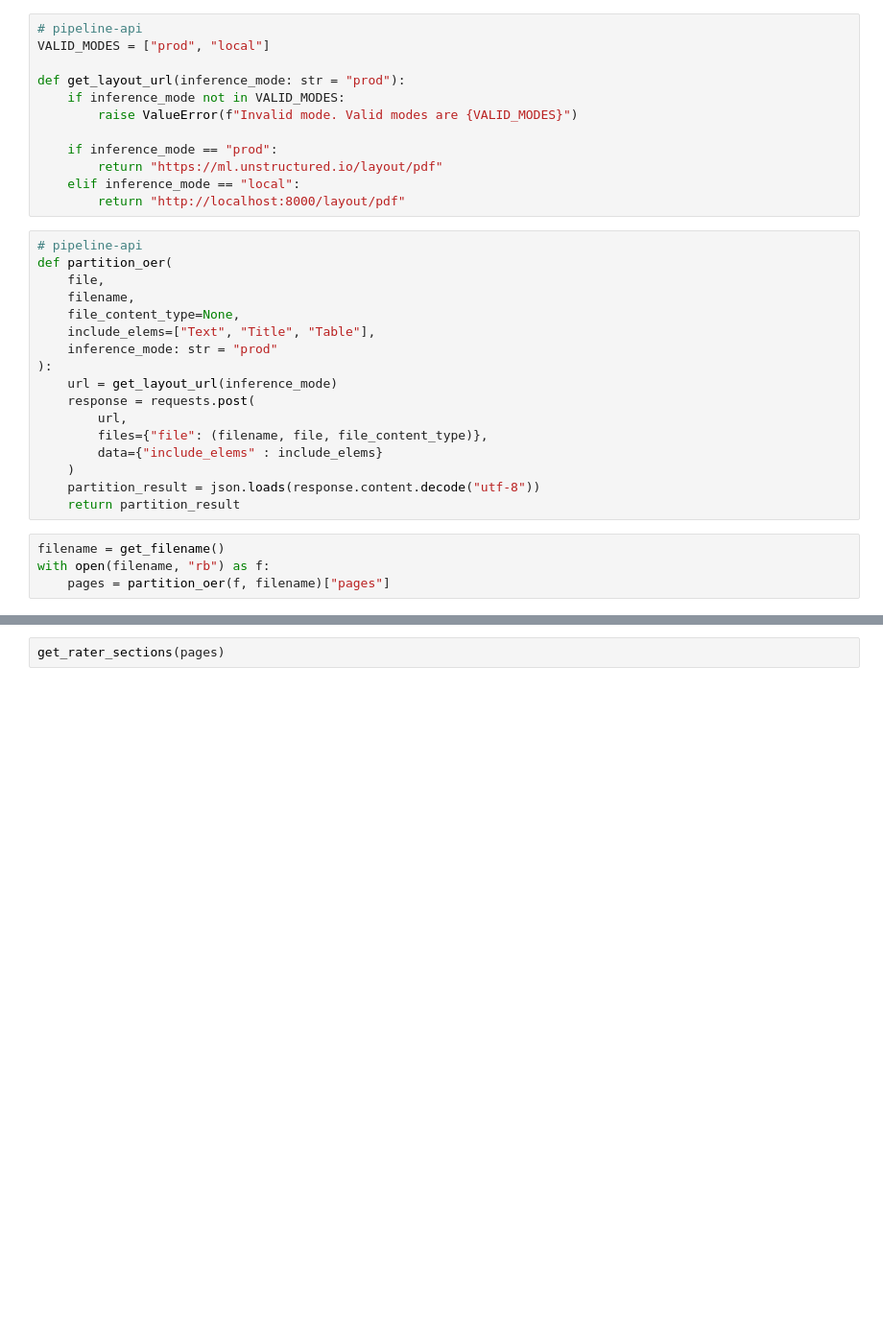
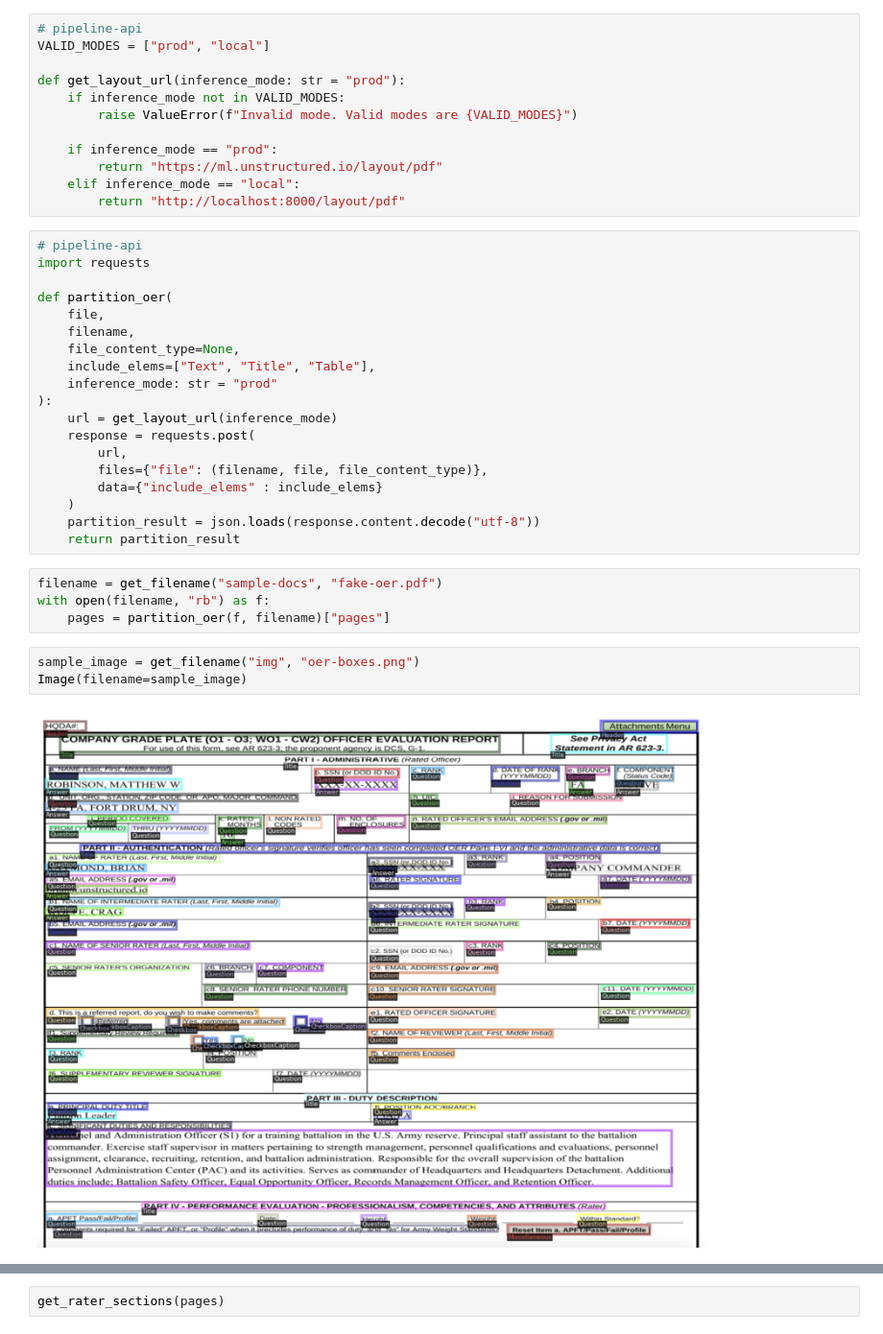
Before and after one commit to Unstructured-IO/pipeline-oer, a Jupyter notebook: pipeline-notebooks/pipeline-comments.ipynb, the cells around one changed output, grey strips where cells are left out. Shown at 96% size. Drawn from its saved outputs; the diff is of its cells as text; blank space fills up the shorter version.

```diff
--- a/pipeline-notebooks/pipeline-comments.ipynb
+++ b/pipeline-notebooks/pipeline-comments.ipynb
@@ -34,6 +59,8 @@ def get_layout_url(inference_mode: str = "prod"):
         return "http://localhost:8000/layout/pdf"
 # %%
 # pipeline-api
+import requests
+
 def partition_oer(
     file,
     filename,
@@ -50,6 +77,11 @@ def partition_oer(
     partition_result = json.loads(response.content.decode("utf-8"))
     return partition_result
 # %%
-filename = get_filename()
+filename = get_filename("sample-docs", "fake-oer.pdf")
 with open(filename, "rb") as f:
     pages = partition_oer(f, filename)["pages"]
+# %%
+sample_image = get_filename("img", "oer-boxes.png")
+Image(filename=sample_image)
+# %% [output]
+[figure, added]
```
Also changed, not shown: parts of 30 cells of this notebook, 5 other files.
